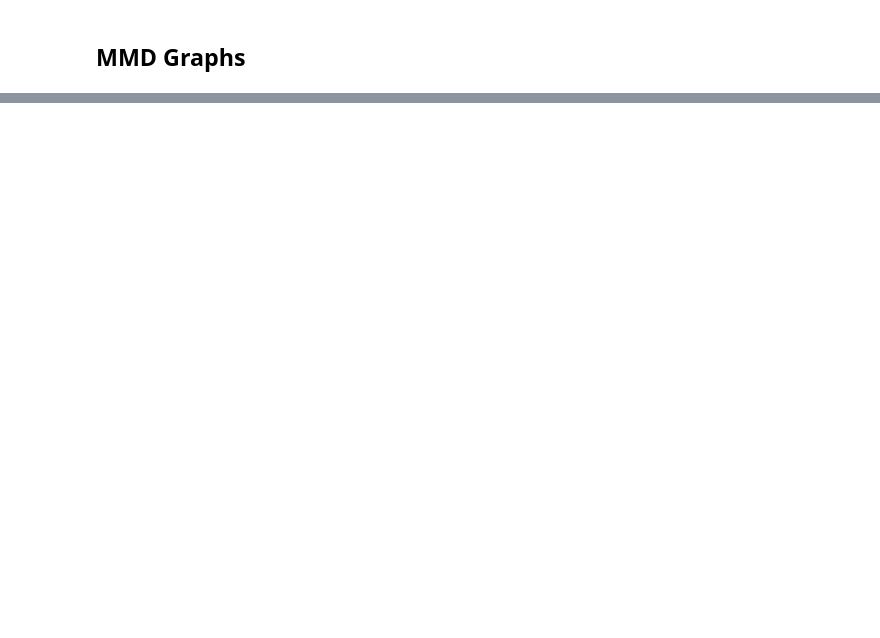
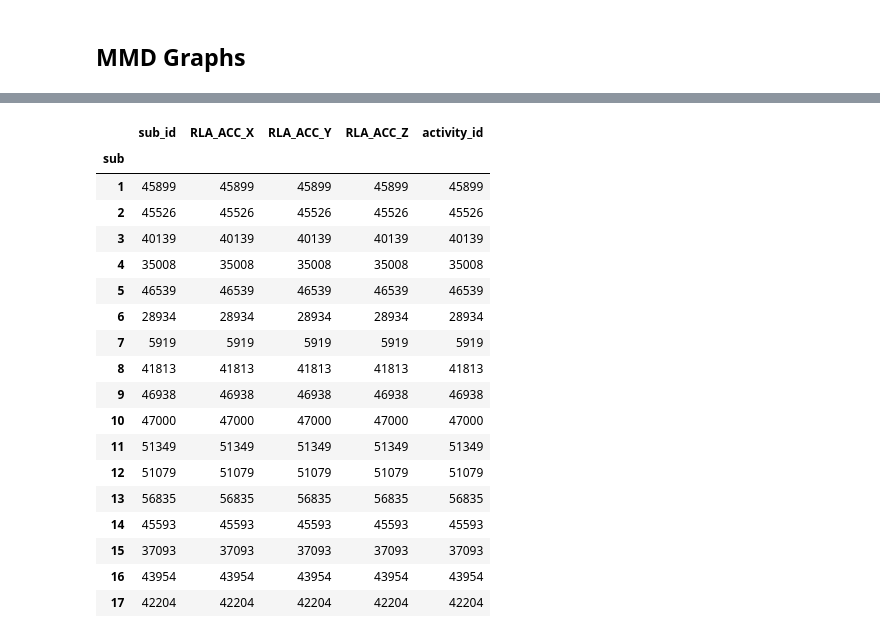
Before and after one commit to Gr33nMayhem/PERCOM_Variability_Research, a Jupyter notebook: notebooks/results_notebook/graph_creation_realdisp.ipynb, the cells around one changed output, grey strips where cells are left out. Saved outputs shown, nothing was run; the diff lists cells and outputs as text; code cells hidden in the pictures; blank space fills up the shorter version.

```diff
--- a/notebooks/results_notebook/graph_creation_realdisp.ipynb
+++ b/notebooks/results_notebook/graph_creation_realdisp.ipynb
@@ -334,0 +331,7 @@ generate_delta_mmd_graph(train_device_1, train_device_2, 'attend')
+# %%
+sensor_data = test[0]
+# %%
+activity = test[1]
+# %%
+# concat the sensor data and activty in a new dataframe
+sensor_data = pd.concat([sensor_data, activity], axis=1)
@@ -334,0 +354,25 @@ generate_delta_mmd_graph(train_device_1, train_device_2, 'attend')
+# %%
+# count the number of activities per cv
+activity_count = sensor_data.groupby('sub').count()
+# %%
+activity_count
+# %% [output]
+|  | sub_id | RLA_ACC_X | RLA_ACC_Y | RLA_ACC_Z | activity_id |
+| sub |  |  |  |  |  |
+| 1 | 45899 | 45899 | 45899 | 45899 | 45899 |
+| 2 | 45526 | 45526 | 45526 | 45526 | 45526 |
+| 3 | 40139 | 40139 | 40139 | 40139 | 40139 |
+| 4 | 35008 | 35008 | 35008 | 35008 | 35008 |
+| 5 | 46539 | 46539 | 46539 | 46539 | 46539 |
+| 6 | 28934 | 28934 | 28934 | 28934 | 28934 |
+| 7 | 5919 | 5919 | 5919 | 5919 | 5919 |
+| 8 | 41813 | 41813 | 41813 | 41813 | 41813 |
+| 9 | 46938 | 46938 | 46938 | 46938 | 46938 |
+| 10 | 47000 | 47000 | 47000 | 47000 | 47000 |
+| 11 | 51349 | 51349 | 51349 | 51349 | 51349 |
+| 12 | 51079 | 51079 | 51079 | 51079 | 51079 |
+| 13 | 56835 | 56835 | 56835 | 56835 | 56835 |
+| 14 | 45593 | 45593 | 45593 | 45593 | 45593 |
+| 15 | 37093 | 37093 | 37093 | 37093 | 37093 |
+| 16 | 43954 | 43954 | 43954 | 43954 | 43954 |
+| 17 | 42204 | 42204 | 42204 | 42204 | 42204 |
```
Also changed, not shown: parts of 18 cells of this notebook, 2 other files.
